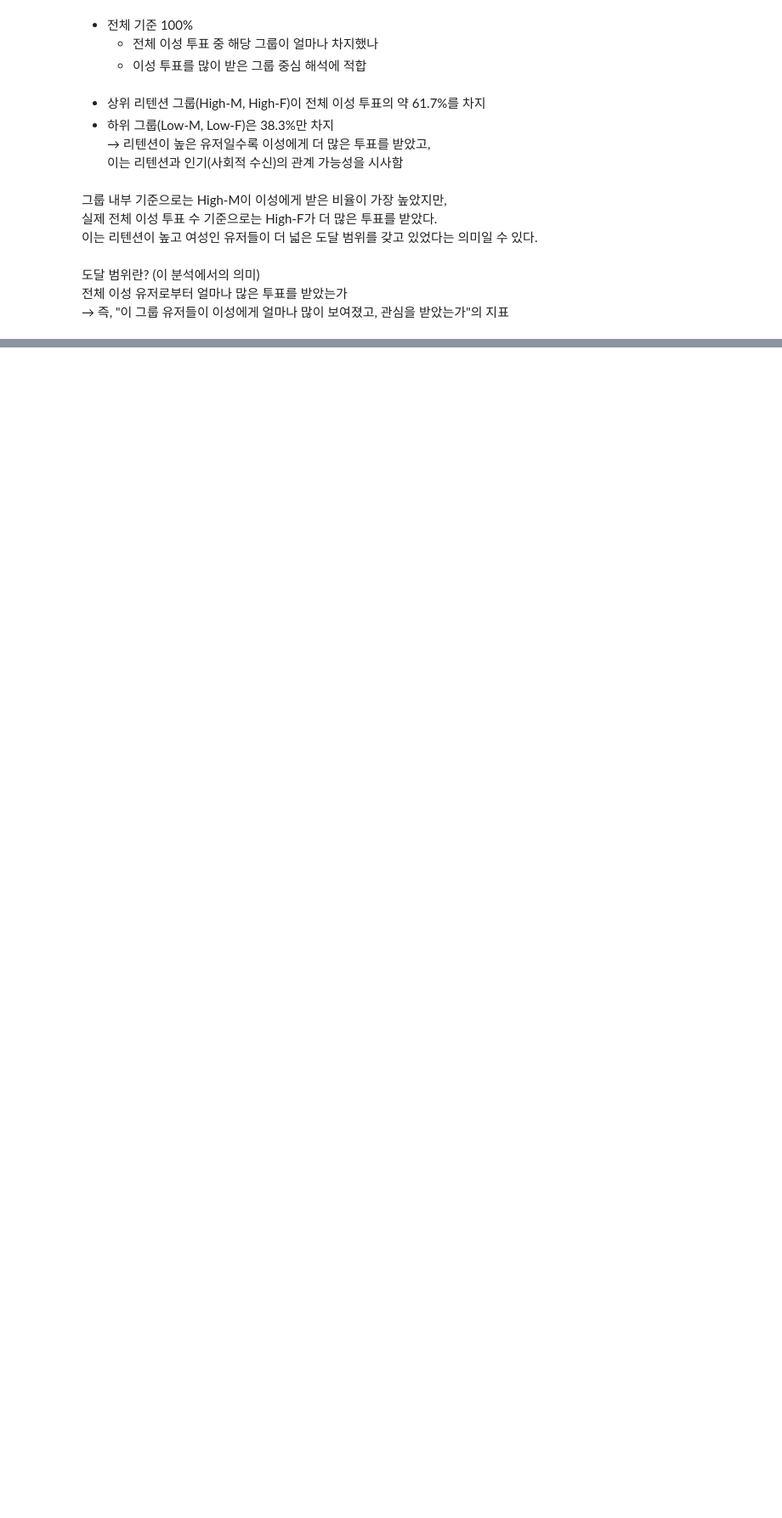
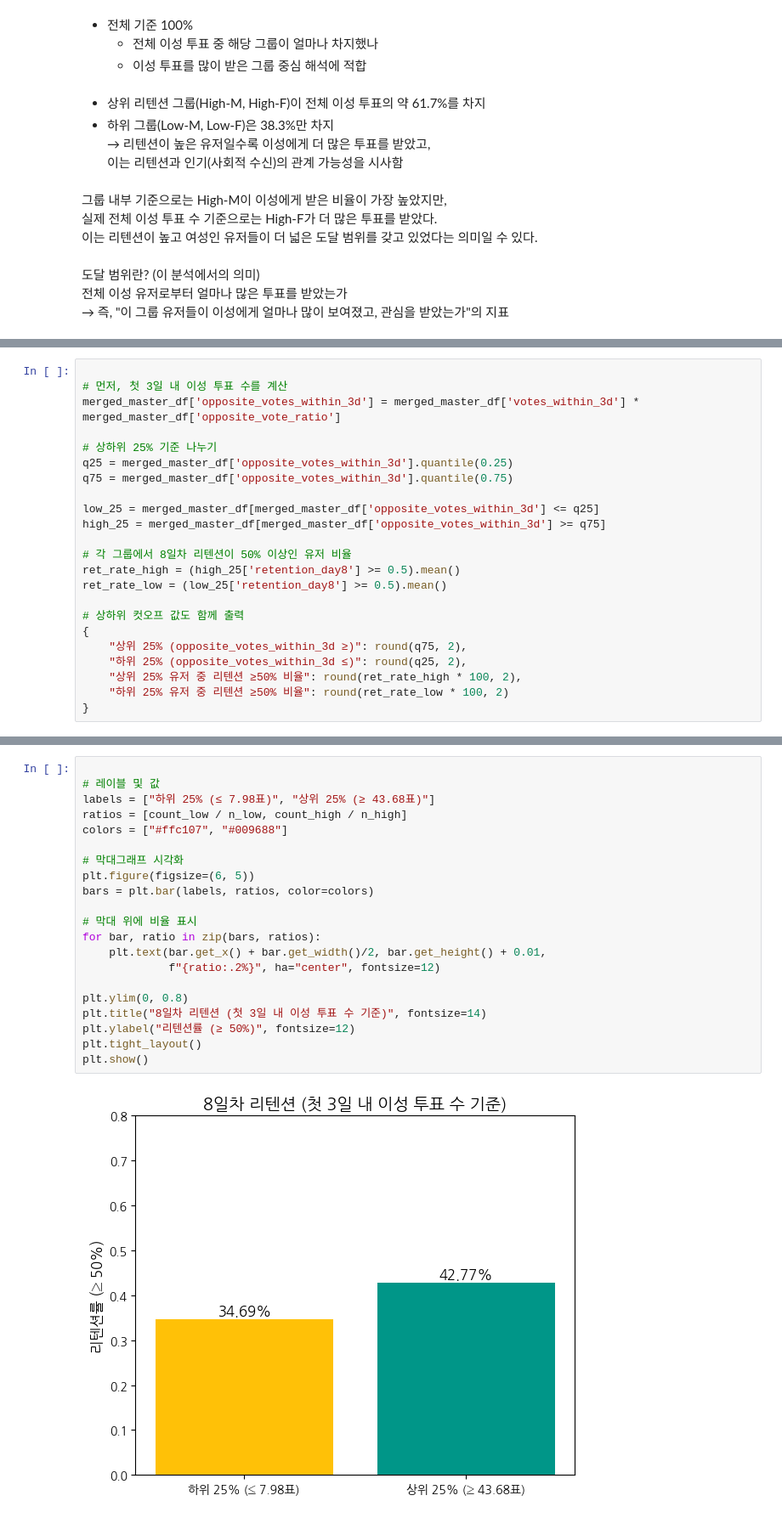
Before and after one commit to saeraniren/advanced_project, a Jupyter notebook: 최종 마스터 테이블.ipynb, the cells around one changed output, grey strips where cells are left out. Shown at 85% size. Saved outputs shown, nothing was run; the diff lists cells and outputs as text; blank space fills up the shorter version.

```diff
--- a/최종 마스터 테이블.ipynb
+++ b/최종 마스터 테이블.ipynb
@@ -2014,0 +2118,23 @@ plt.show()
+# %%
+
+# 먼저, 첫 3일 내 이성 투표 수를 계산
+merged_master_df['opposite_votes_within_3d'] = merged_master_df['votes_within_3d'] * merged_master_df['opposite_vote_ratio']
+
+# 상하위 25% 기준 나누기
+q25 = merged_master_df['opposite_votes_within_3d'].quantile(0.25)
+q75 = merged_master_df['opposite_votes_within_3d'].quantile(0.75)
+
+low_25 = merged_master_df[merged_master_df['opposite_votes_within_3d'] <= q25]
+high_25 = merged_master_df[merged_master_df['opposite_votes_within_3d'] >= q75]
+
+# 각 그룹에서 8일차 리텐션이 50% 이상인 유저 비율
+ret_rate_high = (high_25['retention_day8'] >= 0.5).mean()
+ret_rate_low = (low_25['retention_day8'] >= 0.5).mean()
+
+# 상하위 컷오프 값도 함께 출력
+{
+    "상위 25% (opposite_votes_within_3d ≥)": round(q75, 2),
+    "하위 25% (opposite_votes_within_3d ≤)": round(q25, 2),
+    "상위 25% 유저 중 리텐션 ≥50% 비율": round(ret_rate_high * 100, 2),
+    "하위 25% 유저 중 리텐션 ≥50% 비율": round(ret_rate_low * 100, 2)
+}
@@ -2014,0 +2186,23 @@ plt.show()
+# %%
+
+# 레이블 및 값
+labels = ["하위 25% (≤ 7.98표)", "상위 25% (≥ 43.68표)"]
+ratios = [count_low / n_low, count_high / n_high]
+colors = ["#ffc107", "#009688"]
+
+# 막대그래프 시각화
+plt.figure(figsize=(6, 5))
+bars = plt.bar(labels, ratios, color=colors)
+
+# 막대 위에 비율 표시
+for bar, ratio in zip(bars, ratios):
+    plt.text(bar.get_x() + bar.get_width()/2, bar.get_height() + 0.01,
+             f"{ratio:.2%}", ha="center", fontsize=12)
+
+plt.ylim(0, 0.8)
+plt.title("8일차 리텐션 (첫 3일 내 이성 투표 수 기준)", fontsize=14)
+plt.ylabel("리텐션률 (≥ 50%)", fontsize=12)
+plt.tight_layout()
+plt.show()
+# %% [output]
+[figure, added]
```
Also changed, not shown: parts of 48 cells of this notebook, 1 other file.
